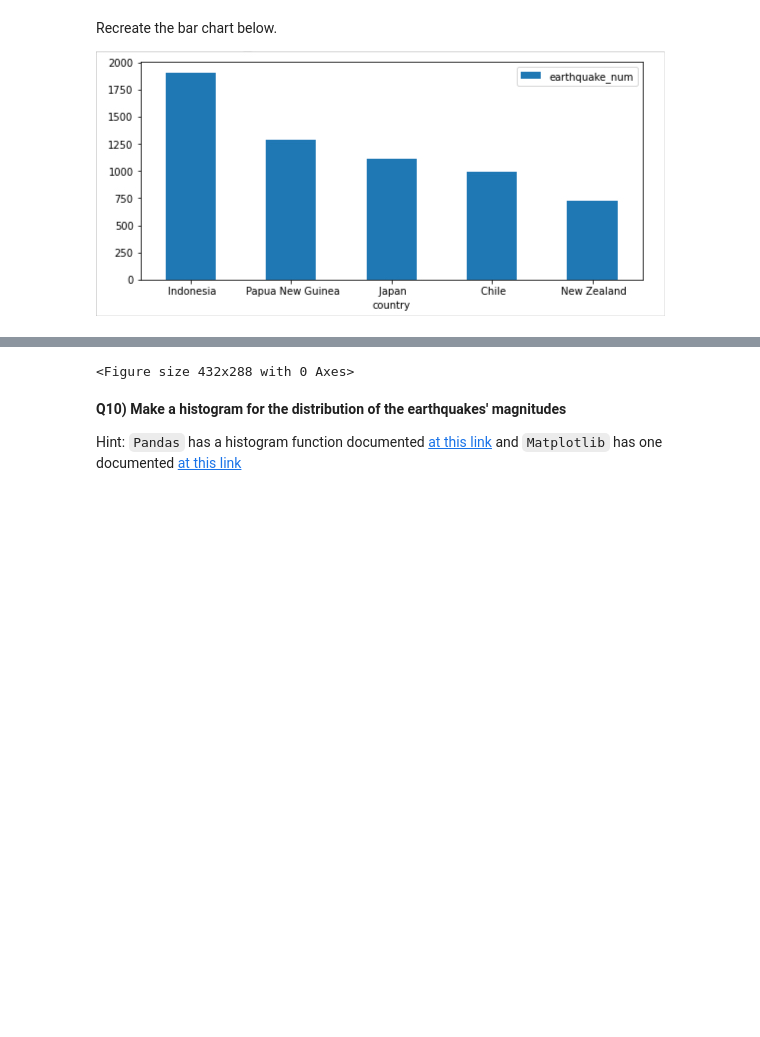
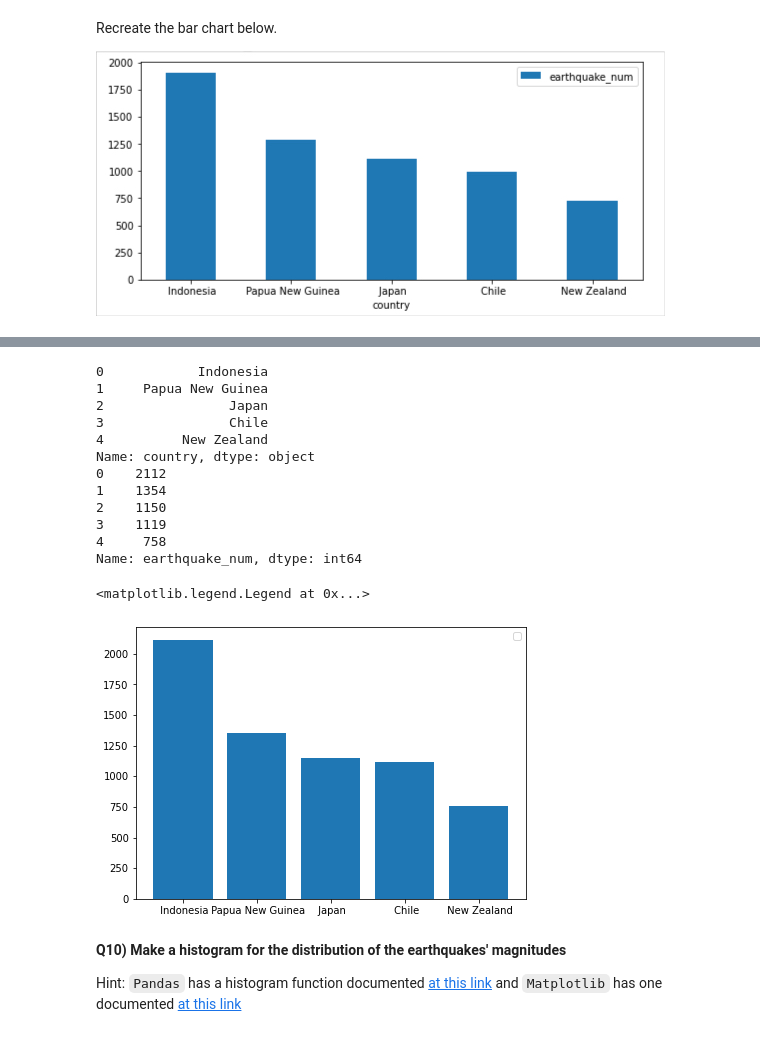
Before and after one commit to emiljor/2022_Intro_Python, a Jupyter notebook: Exercises/W3_S1.ipynb, the cells around one changed output, grey strips where cells are left out. Cells and saved outputs as stored; diff of their text form; code cells hidden in the pictures; blank space fills up the shorter version.

```diff
--- a/Exercises/W3_S1.ipynb
+++ b/Exercises/W3_S1.ipynb
@@ -321,7 +346,10 @@ top5_df
 | 3 | Chile | 1119 |
 | 4 | New Zealand | 758 |
 # %%
+print(top5_df.country)
+print(top5_df.earthquake_num)
 # Now plot the numbers in the top5_df dataset with bar chart.
-fig,ax = plt.subplot(figsize=(8,7))
-ax.plot.bar(x=top5_df.country,y=top5_df.earthquake_num,rot=0,ax=ax)
+fig, ax = plt.subplots(figsize=(7,5))
+ax.bar(x=top5_df.country, height=top5_df.earthquake_num)
+ax.legend()
 # %% [output]
@@ -329,4 +357,17 @@ AttributeError: ignored
-<Figure size 432x288 with 0 Axes>
+0            Indonesia
+1     Papua New Guinea
+2                Japan
+3                Chile
+4          New Zealand
+Name: country, dtype: object
+0    2112
+1    1354
+2    1150
+3    1119
+4     758
+Name: earthquake_num, dtype: int64
+<matplotlib.legend.Legend at 0x...>
+[figure, added]
 # %% [markdown]
 **Q10) Make a histogram for the distribution of the earthquakes' magnitudes**
 
```
Also changed, not shown: parts of 5 cells of this notebook.
